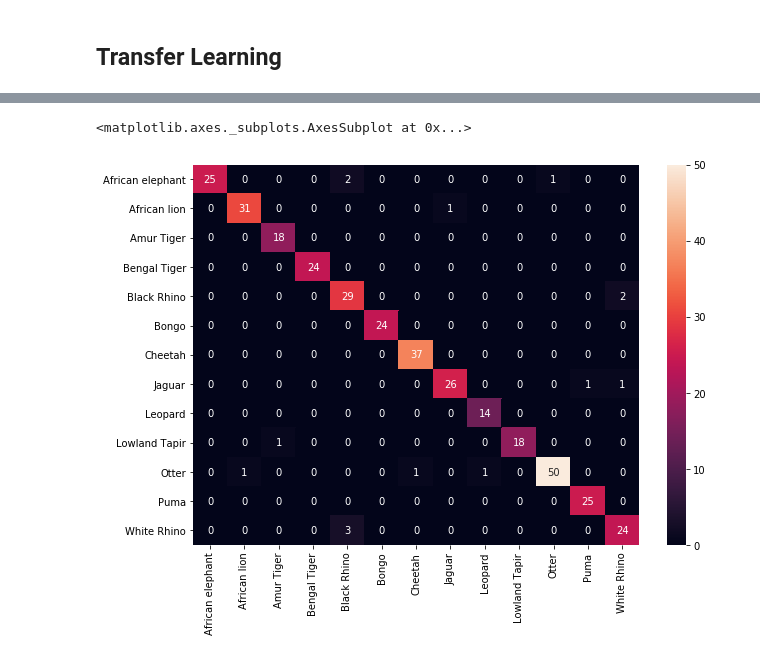
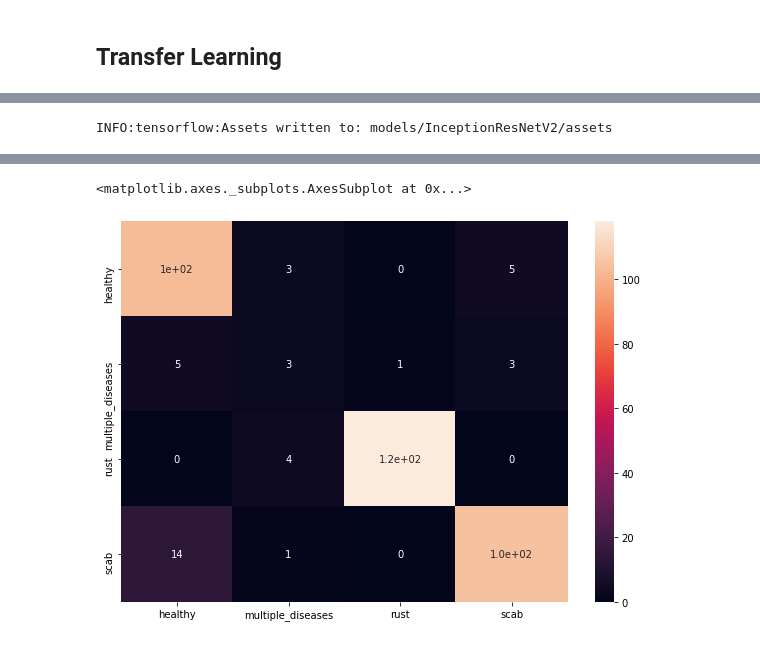
Before and after one commit to louis-li/PlantDiseaseDetection, a Jupyter notebook: 2. TL Baseline - InceptionResNetV2.ipynb, the cells around one changed output, grey strips where cells are left out. Cells and saved outputs as stored; diff of their text form; code cells hidden in the pictures.

```diff
--- a/2. TL Baseline - InceptionResNetV2.ipynb
+++ b/2. TL Baseline - InceptionResNetV2.ipynb
@@ -32,17 +32,22 @@ def load_data(dataset='Train',image_dir= 'data/fgvc7/images'):
     X = []
     y = []
     for f in listdir(image_dir):
-        if isfile(join(image_dir, f)) and f[:5]==dataset:
+        if isfile(join(image_dir, f)) and f[:len(dataset)]==dataset:
             # add filename
             #train_list.append(f)
             # add image to the list
             img = load_img(f'{image_dir}/{f}', target_size=(224,224,3))
             img_array = img_to_array(img, dtype='uint8')
             # Get id
-            id = int(f[6:-4])
+            id = int(f[len(dataset)+1:-4])
             X.append(img_array)
-            y.append(labels.iloc[id][['healthy', 'multiple_diseases', 'rust', 'scab']].to_numpy())
-    return np.array(X, dtype=np.uint16), np.array(y, dtype=np.uint16)
+            if dataset=='Train':
+                y.append(labels.iloc[id][['healthy', 'multiple_diseases', 'rust', 'scab']].to_numpy())
+            else:
+                y.append([f[:-4], id])
+    if dataset=='Train':
+        y = np.array(y, dtype=np.uint16)
+    return np.array(X, dtype=np.uint16), y
 # %%
 # import training data and combine labels
 data_x, data_y  = load_data()
@@ -157,12 +158,12 @@ y_val = np.argmax(y_val,axis=1)
 # Warm up head
 adam = optimizers.Adam(learning_rate=0.0005)
 #lr_scheduler = tf.keras.callbacks.LearningRateScheduler(scheduler)
-reduce_lr = ReduceLROnPlateau(monitor='val_accuracy',
+reduce_lr = ReduceLROnPlateau(monitor='val_loss',
                            factor=0.2,
                            patience=3,
                            min_lr=0.00005)
 early_stop = EarlyStopping(
-    monitor='val_accuracy',
+    monitor='val_loss',
     min_delta=0,
     patience=6,
     verbose=0,
@@ -178,8 +179,8 @@ batch_size = 64
 model.layers[1].trainable = False
 
 model.compile(optimizer=adam,
-              loss=tf.keras.losses.SparseCategoricalCrossentropy(from_logits=True),
-              metrics=['accuracy'])
+              loss=tf.keras.losses.SparseCategoricalCrossentropy(),
+              metrics=[tf.keras.metrics.SparseCategoricalCrossentropy()])
 
 
 history = model.fit(generator(x_train, y_train, batch_size),
@@ -216,7 +235,7 @@ model.compile(optimizer=adam,
               loss=tf.keras.losses.SparseCategoricalCrossentropy(from_logits=True),
               metrics=['accuracy'])
 
-history2 = model.fit(generator(x_train, y, batch_size),
+history2 = model.fit(generator(x_train, y_train, batch_size),
                     shuffle=True,
                     validation_data = (x_val, y_val),
                     callbacks = [reduce_lr,early_stop],
@@ -227,13 +264,14 @@ history2 = model.fit(generator(x_train, y, batch_size),
 # %%
-model.save('models/InceptionResNetV2.h5')
+model.save('models/InceptionResNetV2')
+# %% [output]
+INFO:tensorflow:Assets written to: models/InceptionResNetV2/assets
 # %%
 from sklearn.metrics import confusion_matrix
 import seaborn as sn
 import pandas as pd
 import matplotlib.pyplot as plt
 
-labels = ['African elephant','African lion','Amur Tiger','Bengal Tiger', 'Black Rhino','Bongo'
-          ,'Cheetah','Jaguar','Leopard','Lowland Tapir', 'Otter','Puma','White Rhino']
+labels = ['healthy', 'multiple_diseases', 'rust', 'scab']
 y_val_pred = np.argmax(model.predict(x_val), axis=1)
 mat = confusion_matrix(y_val, y_val_pred)
 
@@ -247,2 +285,2 @@ WARNING:tensorflow:Model was constructed with shape (None, 299, 299, 3) for inpu
 <matplotlib.axes._subplots.AxesSubplot at 0x...>
-[figure, old version]
+[figure, new version]
```
Also changed, not shown: parts of 18 cells of this notebook, 14 other files.
